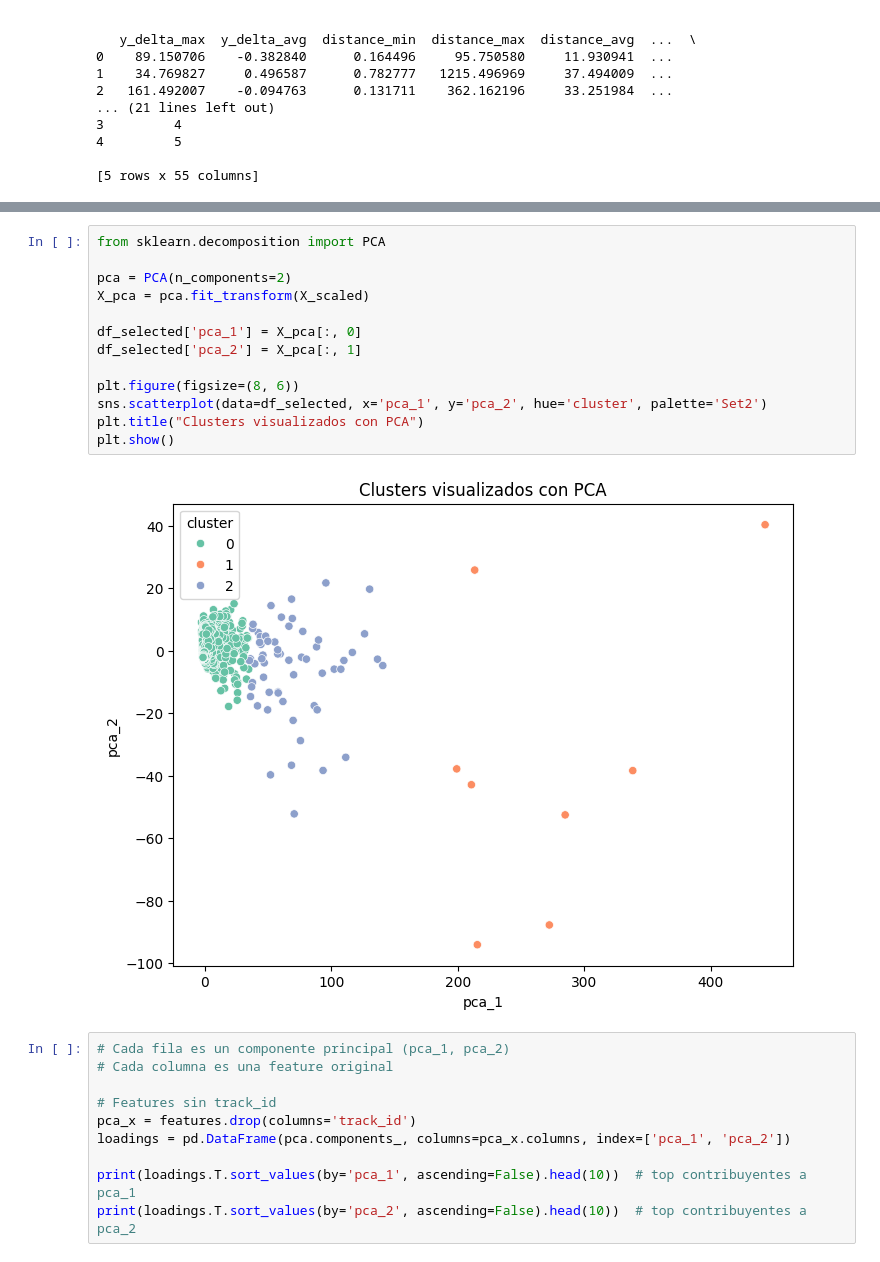
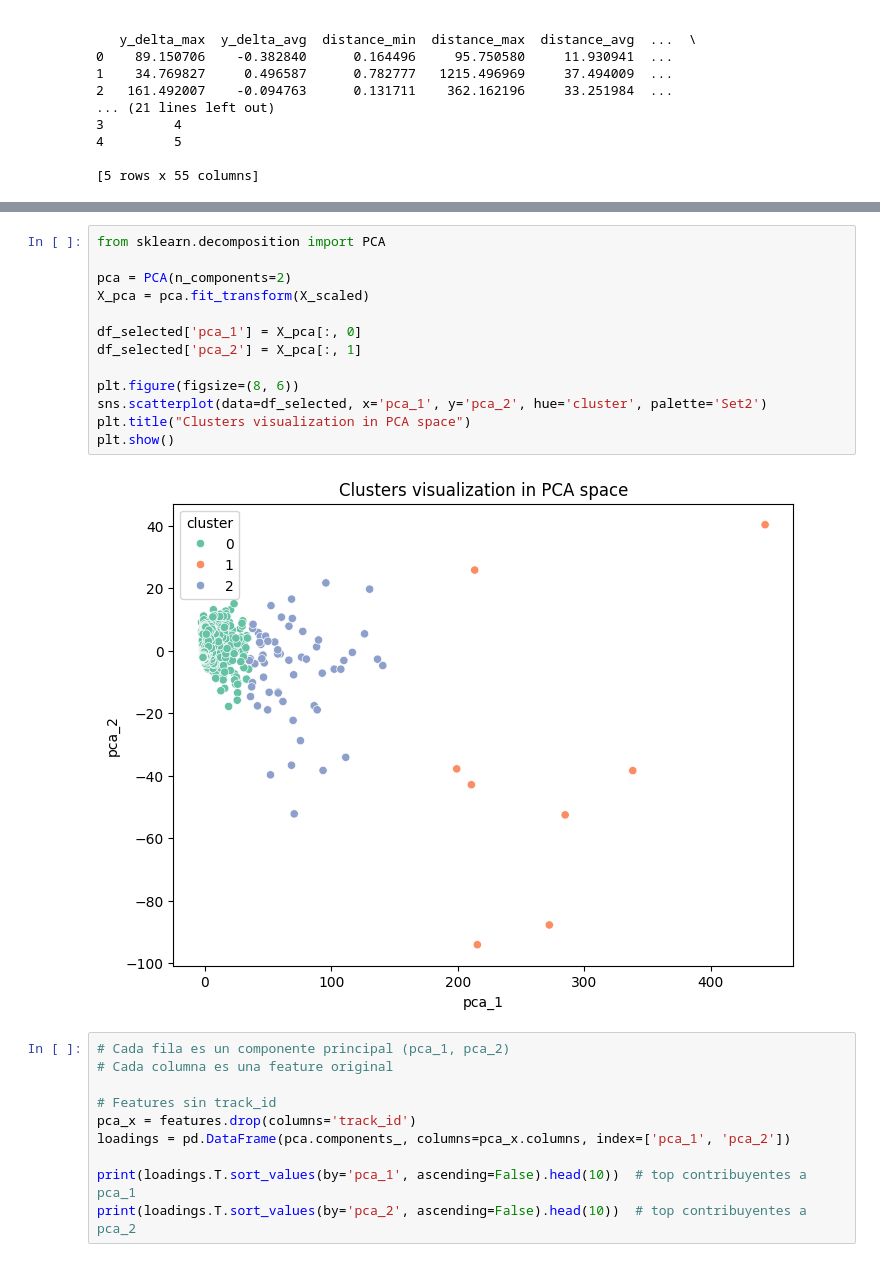
Before and after one commit to ssanchezjaveriana/tracker_tesis, a Jupyter notebook: k_means.ipynb, the cells around one changed output, grey strips where cells are left out. Cells and saved outputs as stored; diff of their text form.

```diff
--- a/k_means.ipynb
+++ b/k_means.ipynb
@@ -181,18 +181,18 @@ plt.show()
 # %%
 from sklearn.decomposition import PCA
 
 pca = PCA(n_components=2)
 X_pca = pca.fit_transform(X_scaled)
 
 df_selected['pca_1'] = X_pca[:, 0]
 df_selected['pca_2'] = X_pca[:, 1]
 
 plt.figure(figsize=(8, 6))
 sns.scatterplot(data=df_selected, x='pca_1', y='pca_2', hue='cluster', palette='Set2')
-plt.title("Clusters visualizados con PCA")
+plt.title("Clusters visualization in PCA space")
 plt.show()
 # %% [output]
-[figure, old version]
+[figure, new version]
 # %%
 # Cada fila es un componente principal (pca_1, pca_2)
 # Cada columna es una feature original
```
Also changed, not shown: parts of 4 cells of this notebook, 1 other file.
